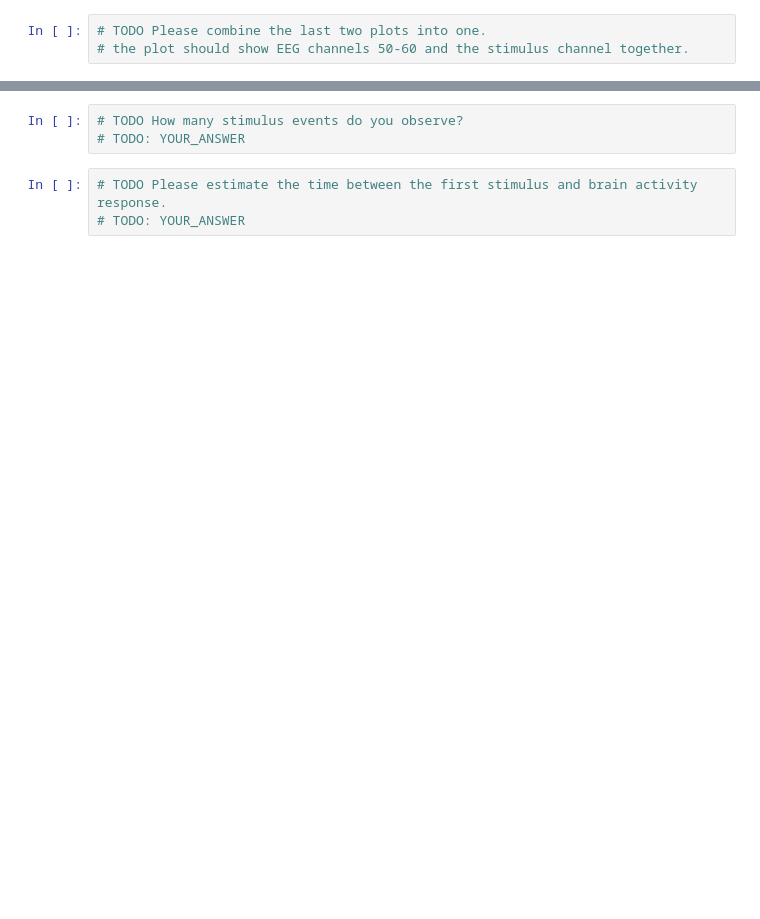
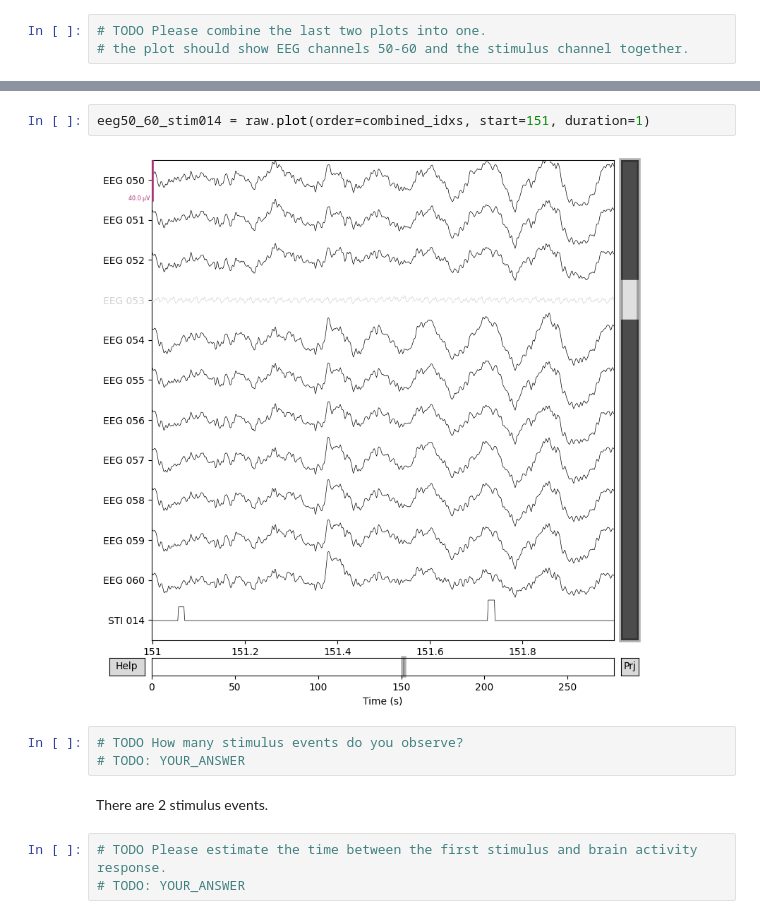
Before and after one commit to suyz1213/cs666student, a Jupyter notebook: CS666_Assignment_2.ipynb, the cells around one changed output, grey strips where cells are left out. Drawn from its saved outputs; the diff is of its cells as text; blank space fills up the shorter version.

```diff
--- a/CS666_Assignment_2.ipynb
+++ b/CS666_Assignment_2.ipynb
@@ -108,6 +222,12 @@ stim = raw.plot(order=chan_idxs, start=151, duration=1)
+# %%
+eeg50_60_stim014 = raw.plot(order=combined_idxs, start=151, duration=1)
+# %% [output]
+[figure, added]
 # %%
 # TODO How many stimulus events do you observe?
 # TODO: YOUR_ANSWER
+# %% [markdown]
+There are 2 stimulus events.
 # %%
 # TODO Please estimate the time between the first stimulus and brain activity response.
 # TODO: YOUR_ANSWER
```
Also changed, not shown: parts of 40 cells of this notebook.
